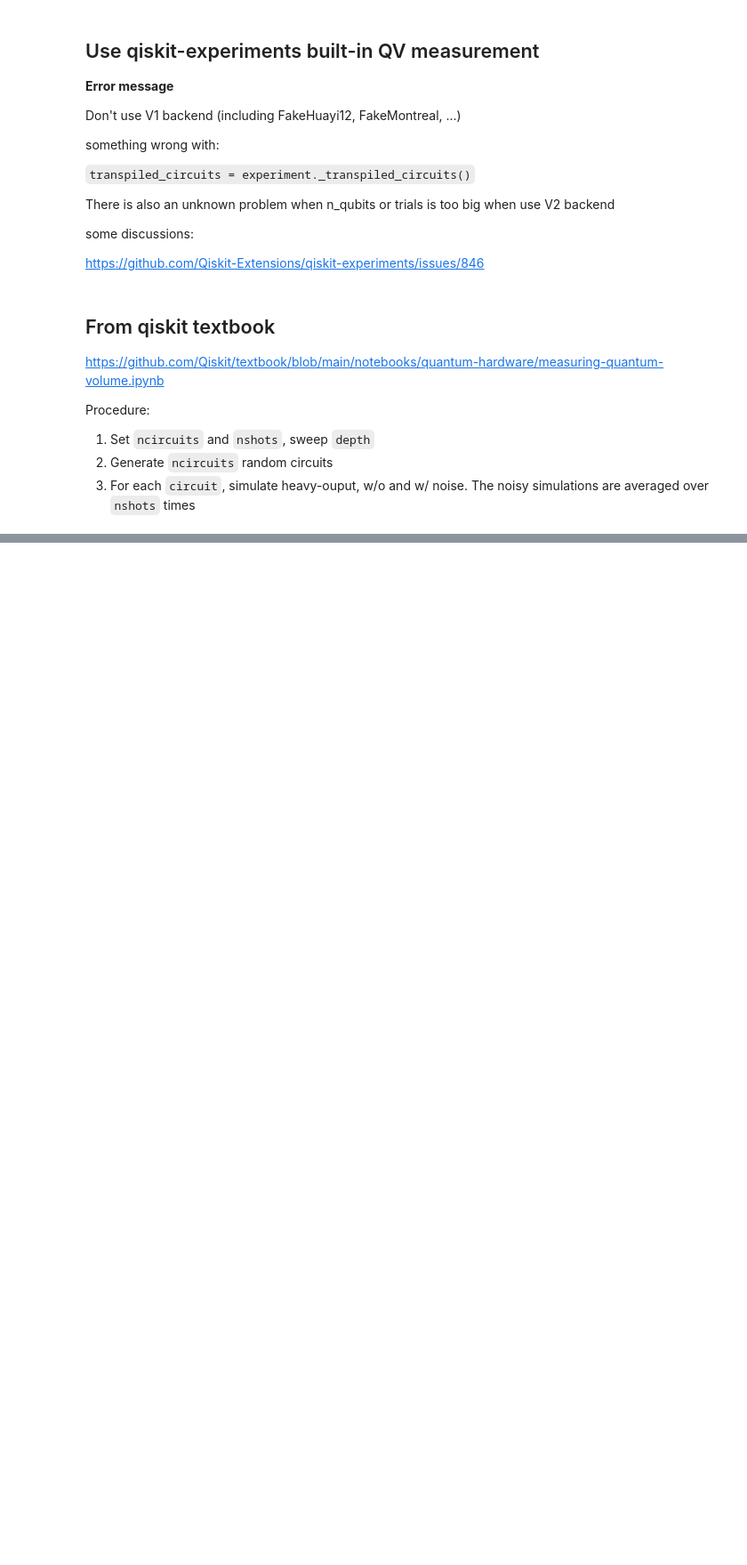
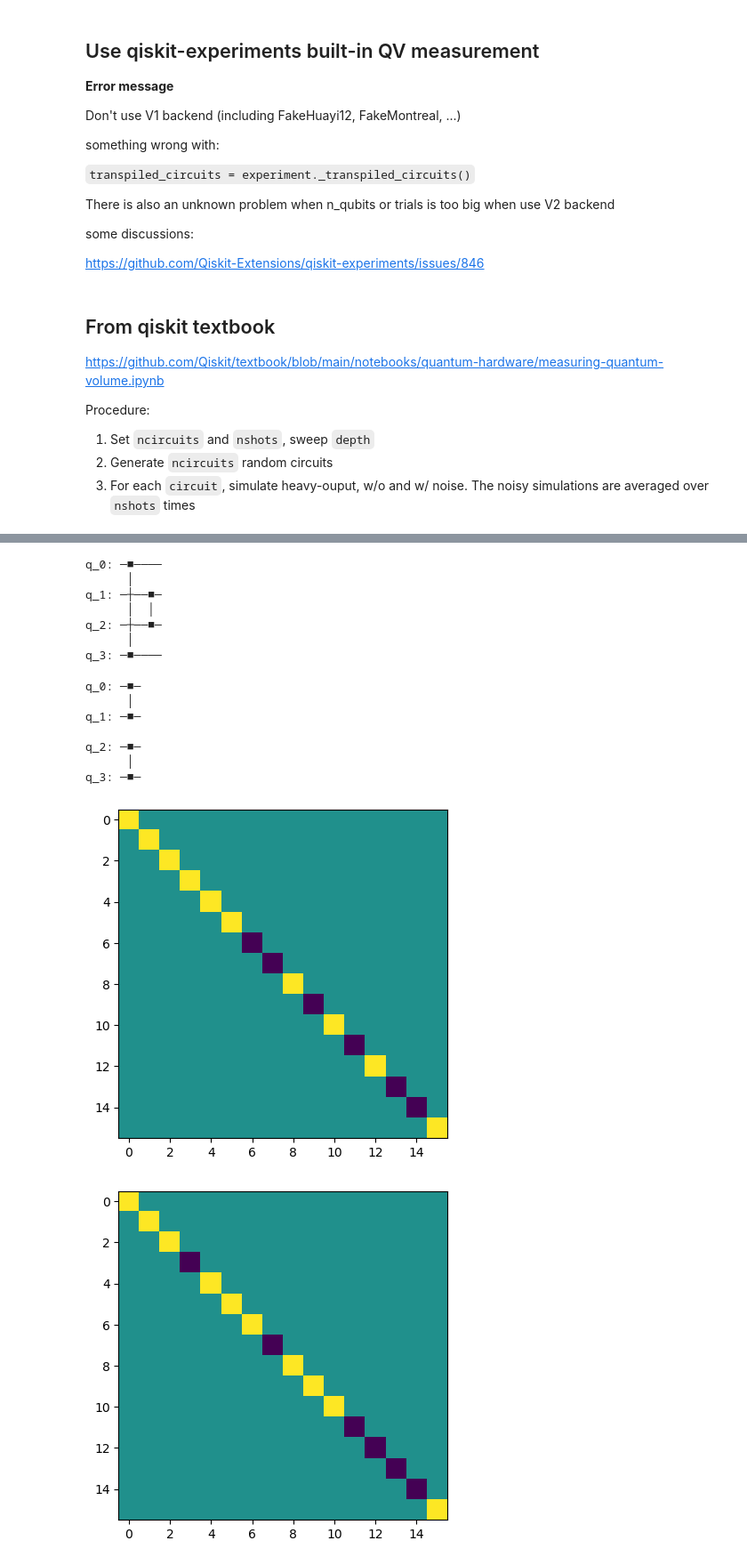
Before and after one commit to coding-xyz/huayi-vqe, a Jupyter notebook: Quantum Volume.ipynb, the cells around one changed output, grey strips where cells are left out. Shown at 89% size. Saved outputs shown, nothing was run; the diff lists cells and outputs as text; code cells hidden in the pictures; blank space fills up the shorter version.

```diff
--- a/Quantum Volume.ipynb
+++ b/Quantum Volume.ipynb
@@ -253,0 +311,50 @@ for depth in range(1,11):
+# %%
+from qiskit import QuantumRegister
+from qiskit import QuantumCircuit, execute
+from qiskit import Aer
+import numpy as np
+import matplotlib.pyplot as plt
+
+
+q = QuantumRegister(4,'q')
+
+c1 = QuantumCircuit(q)
+c1.cz(q[0],q[3])
+c1.cz(q[1],q[2])
+job = execute(c1, Aer.get_backend('unitary_simulator'), shots=1)
+M1 = job.result().get_unitary(c1,2).data
+
+
+c2 = QuantumCircuit(q)
+# c2.cz(q[1],q[2])
+c2.cz(q[0],q[1])
+c2.cz(q[2],q[3])
+# c2.cz(q[1],q[2])
+job = execute(c2, Aer.get_backend('unitary_simulator'), shots=1)
+M2 = job.result().get_unitary(c2,2).data
+
+display(c1.draw())
+fig, ax = plt.subplots()
+im = ax.imshow(np.real( M1 ))
+
+
+display(c2.draw())
+fig, ax = plt.subplots()
+im = ax.imshow(np.real( M2 ))
+# %% [output]
+q_0: ─■────
+      │
+q_1: ─┼──■─
+      │  │
+q_2: ─┼──■─
+      │
+q_3: ─■────
+q_0: ─■─
+      │
+q_1: ─■─
+
+q_2: ─■─
+      │
+q_3: ─■─
+[figure, added]
+[figure, added]
```
Also changed, not shown: parts of 4 cells of this notebook.
